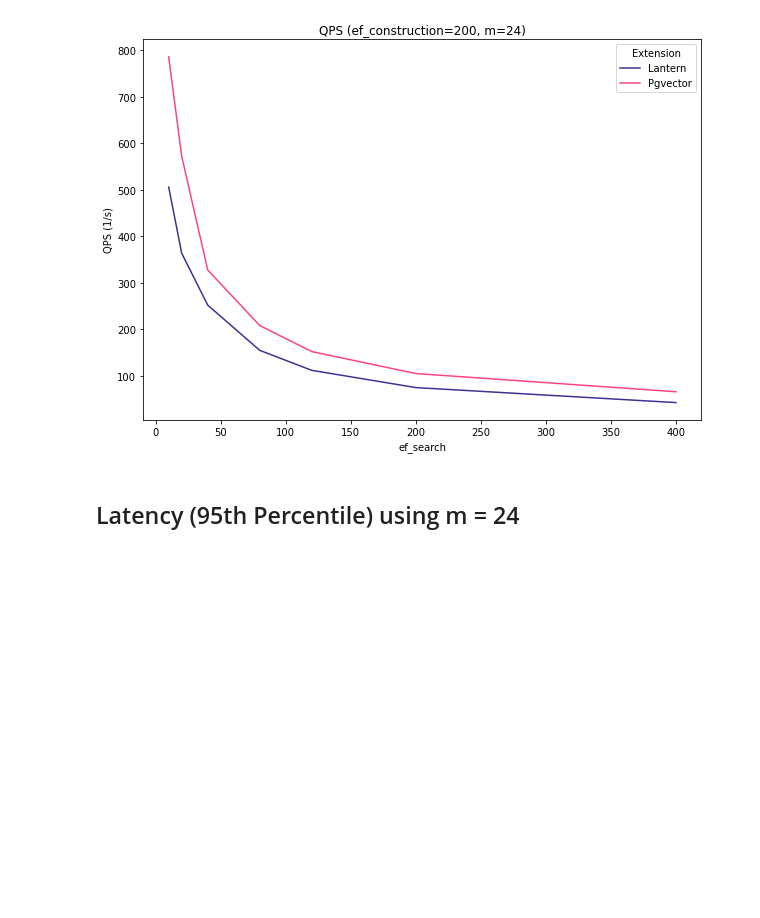
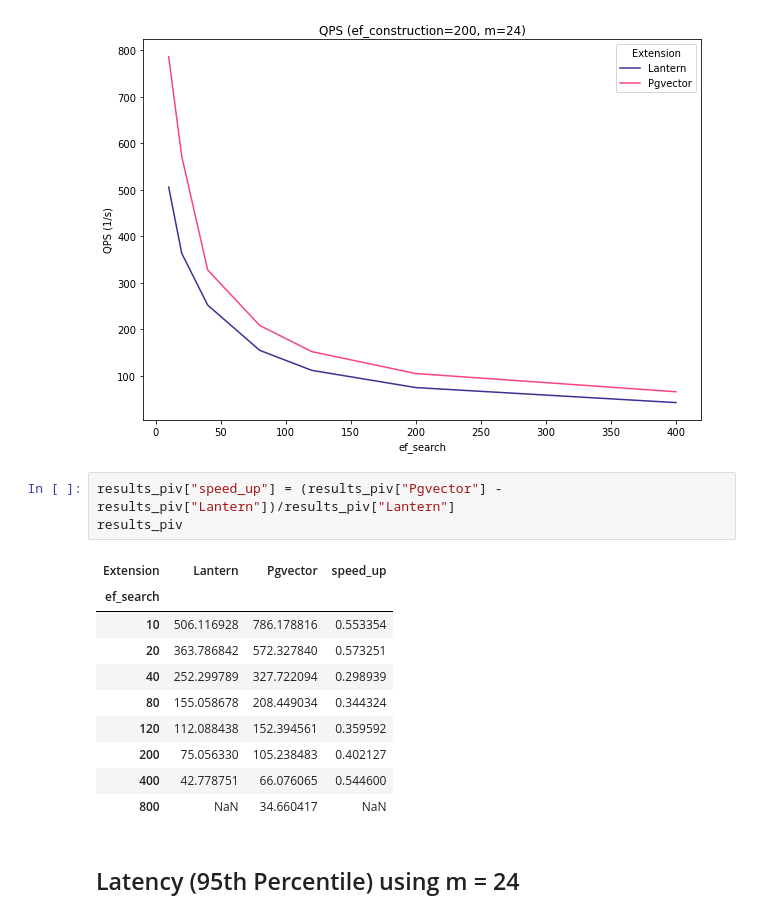
Before and after one commit to binidxaba/lantern-pgvector-comparison, a Jupyter notebook: Results-Comparison-Lantern-Pgvector.ipynb, the cells around one changed output. Saved outputs shown, nothing was run; the diff lists cells and outputs as text; blank space fills up the shorter version.

```diff
--- a/Results-Comparison-Lantern-Pgvector.ipynb
+++ b/Results-Comparison-Lantern-Pgvector.ipynb
@@ -281,6 +309,20 @@ ax.set_title(f"QPS (ef_construction={ef_construction}, m={m})")
 # %% [output]
 Text(0.5, 1.0, 'QPS (ef_construction=200, m=24)')
 [figure]
+# %%
+results_piv["speed_up"] = (results_piv["Pgvector"] - results_piv["Lantern"])/results_piv["Lantern"]
+results_piv
+# %% [output]
+| Extension | Lantern | Pgvector | speed_up |
+| ef_search |  |  |  |
+| 10 | 506.116928 | 786.178816 | 0.553354 |
+| 20 | 363.786842 | 572.327840 | 0.573251 |
+| 40 | 252.299789 | 327.722094 | 0.298939 |
+| 80 | 155.058678 | 208.449034 | 0.344324 |
+| 120 | 112.088438 | 152.394561 | 0.359592 |
+| 200 | 75.056330 | 105.238483 | 0.402127 |
+| 400 | 42.778751 | 66.076065 | 0.544600 |
+| 800 | NaN | 34.660417 | NaN |
 # %% [markdown]
 ## Latency (95th Percentile) using m = 24
 # %%
```
Also changed, not shown: parts of 3 cells of this notebook, 1 other file.
